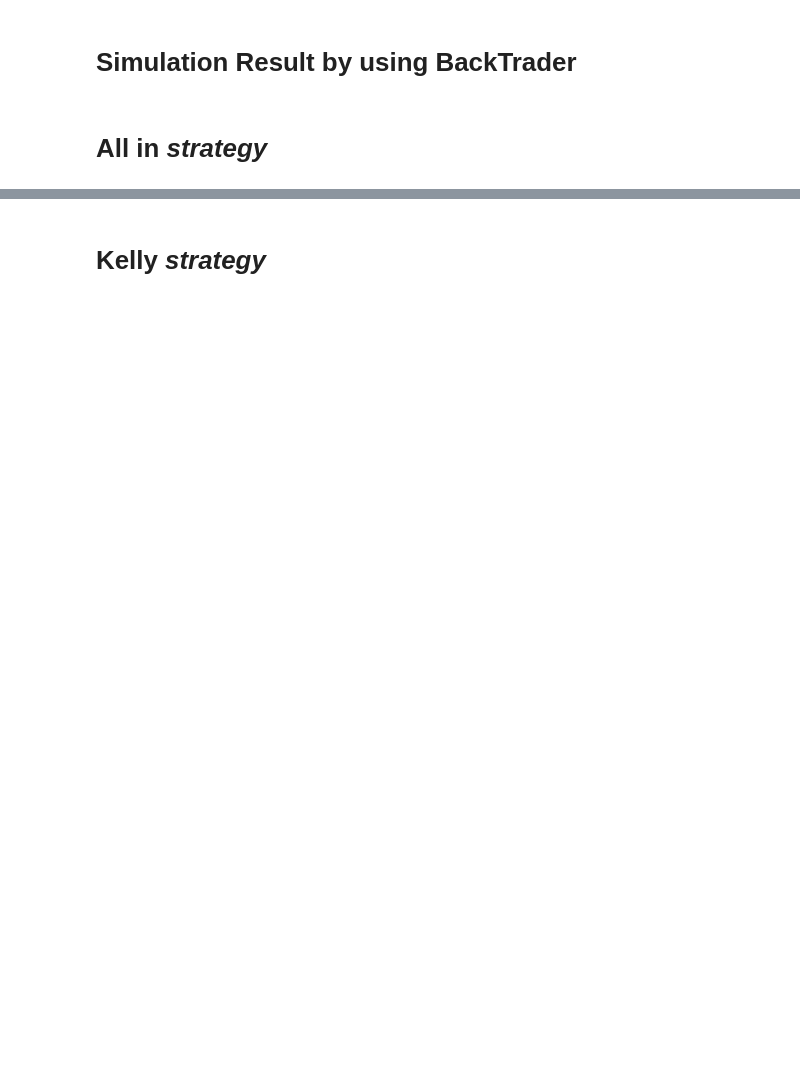
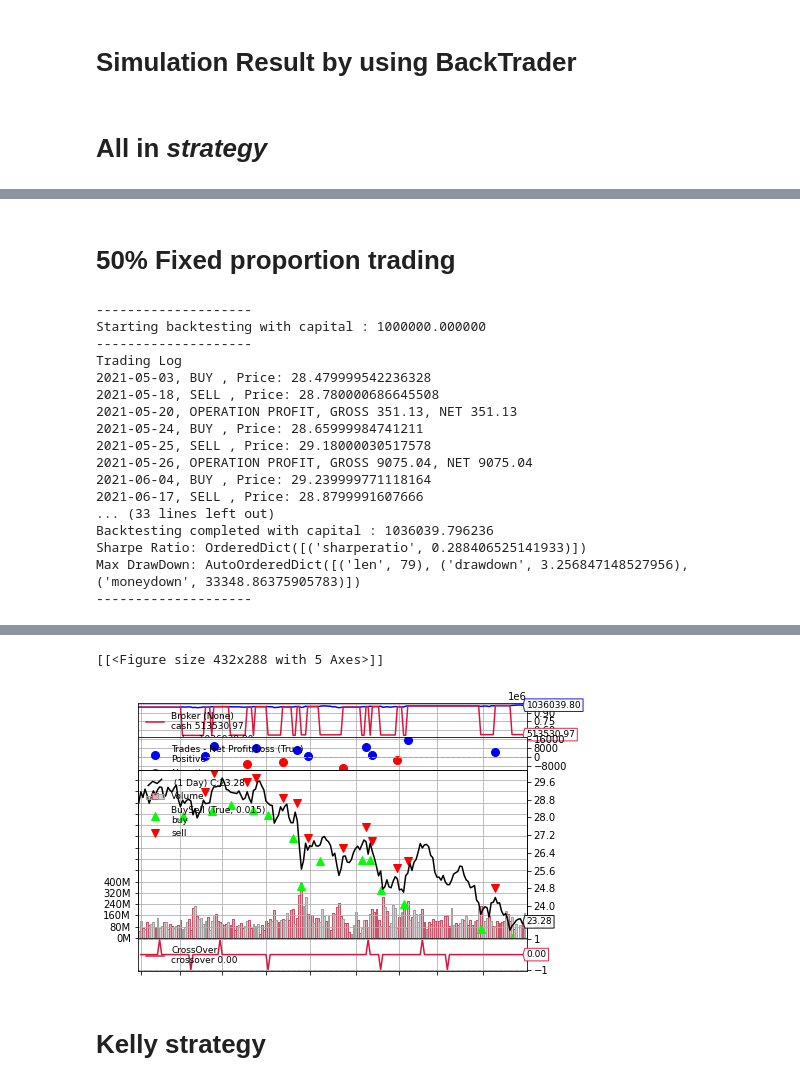
Before and after one commit to joechan22/financial-computing-proj, a Jupyter notebook: back-test.ipynb, the cells around one changed output, grey strips where cells are left out. Cells and saved outputs as stored; diff of their text form; code cells hidden in the pictures; blank space fills up the shorter version.

```diff
--- a/back-test.ipynb
+++ b/back-test.ipynb
@@ -586,0 +601,45 @@ Backtesting completed with capital : 1000001.799999
+# %% [markdown]
+# 50% Fixed proportion trading
+# %%
+cerebro = bt.Cerebro()
+cerebro.broker.setcash(1000000)
+cerebro.adddata(trading_data)
+cerebro.addstrategy(MlTrading)
+cerebro.addsizer(bt.sizers.PercentSizer, percents = 50)
+cerebro.addanalyzer(bt.analyzers.SharpeRatio, _name = 'SR', timeframe=bt.TimeFrame.Months)
+cerebro.addanalyzer(bt.analyzers.DrawDown, _name = 'Drawdown')
+print('-'*20)
+print('Starting backtesting with capital : %f' % cerebro.broker.getvalue())
+print('-'*20)
+print("Trading Log")
+results = cerebro.run()
+print('-'*20)
+print('Backtesting completed with capital : %f' % cerebro.broker.getvalue())
+print('Sharpe Ratio:', results[0].analyzers.SR.get_analysis())
+print('Max DrawDown:', results[0].analyzers.Drawdown.get_analysis().max)
+print('-'*20)
+cerebro.plot()
+
+# from google.colab import files
+# from IPython.display import Image
+# chart_file = 'result.png'
+# cerebro.plot()[0][0].savefig(chart_file, dpi=300)
+# Image(open(chart_file, 'rb').read())
+# %% [output]
+--------------------
+Starting backtesting with capital : 1000000.000000
+--------------------
+Trading Log
+2021-05-03, BUY , Price: 28.479999542236328
+2021-05-18, SELL , Price: 28.780000686645508
+2021-05-20, OPERATION PROFIT, GROSS 351.13, NET 351.13
+2021-05-24, BUY , Price: 28.65999984741211
+2021-05-25, SELL , Price: 29.18000030517578
+2021-05-26, OPERATION PROFIT, GROSS 9075.04, NET 9075.04
+2021-06-04, BUY , Price: 29.239999771118164
+2021-06-17, SELL , Price: 28.8799991607666
+... (33 lines left out)
+Backtesting completed with capital : 1036039.796236
+Sharpe Ratio: OrderedDict([('sharperatio', 0.288406525141933)])
+Max DrawDown: AutoOrderedDict([('len', 79), ('drawdown', 3.256847148527956), ('moneydown', 33348.86375905783)])
+--------------------
@@ -587,3 +648,7 @@ Backtesting completed with capital : 1000001.799999
+[[<Figure size 432x288 with 5 Axes>]]
+[figure, added]
+# %% [markdown]
+# Kelly strategy
 # %%
 class MlKellyTrading(bt.Strategy):
   def log(self, txt, dt=None):
@@ -635,8 +700,6 @@ class MlKellyTrading(bt.Strategy):
     elif self.closePrice[0] > self.pred[0]:  #self.sma_crossover < 0:
       self.log('SELL ' + ', Price: ' + str(self.closePrice[0]))
       self.close(price=self.closePrice[0])
-# %% [markdown]
-# Kelly *strategy*
 # %%
 cerebro = bt.Cerebro()
 cerebro.broker.setcash(1000000)
```
Also changed, not shown: parts of 12 cells of this notebook.
